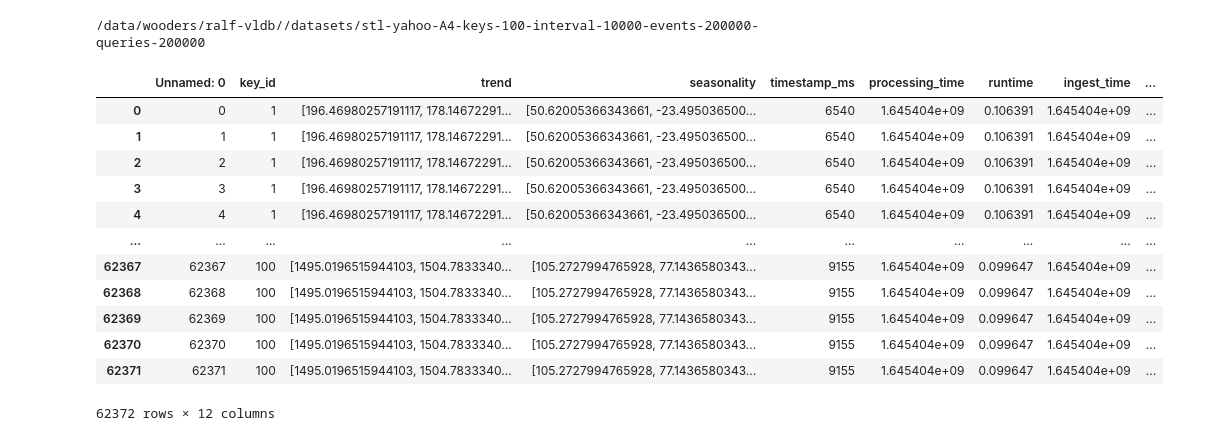
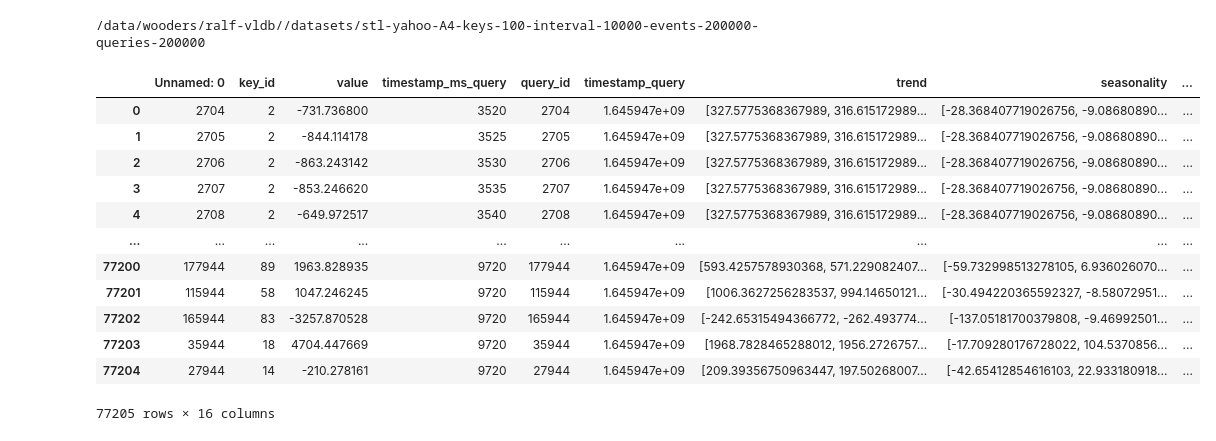
Before and after one commit to feature-store/experiments, a Jupyter notebook: nb/02-24-22 STL Feature Store Loss Model .ipynb, the cells around one changed output. Saved outputs shown, nothing was run; the diff lists cells and outputs as text; code cells hidden in the pictures.

```diff
--- a/nb/02-24-22 STL Feature Store Loss Model .ipynb
+++ b/nb/02-24-22 STL Feature Store Loss Model .ipynb
@@ -29,19 +44,4 @@ dataset_dir = use_dataset(experiment)
 # %%
-joined_df = pd.read_csv(f"{results_dir}/query_results_workers_4_lifo_window_672_slide_48.csv")
+joined_df = pd.read_csv(f"{results_dir}/query_results_workers_1_lifo_window_672_slide_672.csv")
 joined_df["seasonality"] = joined_df['seasonality'].apply(ast.literal_eval)
 joined_df["trend"] = joined_df['trend'].apply(ast.literal_eval)
-joined_df
-# %% [output]
-|  | Unnamed: 0 | key_id | trend | seasonality | timestamp_ms | processing_time | runtime | ingest_time | ... |
-| 0 | 0 | 1 | [196.46980257191117, 178.14672291... | [50.62005366343661, -23.495036500... | 6540 | 1.645404e+09 | 0.106391 | 1.645404e+09 | ... |
-| 1 | 1 | 1 | [196.46980257191117, 178.14672291... | [50.62005366343661, -23.495036500... | 6540 | 1.645404e+09 | 0.106391 | 1.645404e+09 | ... |
-| 2 | 2 | 1 | [196.46980257191117, 178.14672291... | [50.62005366343661, -23.495036500... | 6540 | 1.645404e+09 | 0.106391 | 1.645404e+09 | ... |
-| 3 | 3 | 1 | [196.46980257191117, 178.14672291... | [50.62005366343661, -23.495036500... | 6540 | 1.645404e+09 | 0.106391 | 1.645404e+09 | ... |
-| 4 | 4 | 1 | [196.46980257191117, 178.14672291... | [50.62005366343661, -23.495036500... | 6540 | 1.645404e+09 | 0.106391 | 1.645404e+09 | ... |
-| ... | ... | ... | ... | ... | ... | ... | ... | ... | ... |
-| 62367 | 62367 | 100 | [1495.0196515944103, 1504.7833340... | [105.2727994765928, 77.1436580343... | 9155 | 1.645404e+09 | 0.099647 | 1.645404e+09 | ... |
-| 62368 | 62368 | 100 | [1495.0196515944103, 1504.7833340... | [105.2727994765928, 77.1436580343... | 9155 | 1.645404e+09 | 0.099647 | 1.645404e+09 | ... |
-| 62369 | 62369 | 100 | [1495.0196515944103, 1504.7833340... | [105.2727994765928, 77.1436580343... | 9155 | 1.645404e+09 | 0.099647 | 1.645404e+09 | ... |
-| 62370 | 62370 | 100 | [1495.0196515944103, 1504.7833340... | [105.2727994765928, 77.1436580343... | 9155 | 1.645404e+09 | 0.099647 | 1.645404e+09 | ... |
-| 62371 | 62371 | 100 | [1495.0196515944103, 1504.7833340... | [105.2727994765928, 77.1436580343... | 9155 | 1.645404e+09 | 0.099647 | 1.645404e+09 | ... |
-62372 rows × 12 columns
@@ -62,3 +59,19 @@ queries_df = queries_df.merge(timestamp_df, on="timestamp_ms")
+# %%
+df
+# %% [output]
+|  | Unnamed: 0 | key_id | value | timestamp_ms_query | query_id | timestamp_query | trend | seasonality | ... |
+| 0 | 2704 | 2 | -731.736800 | 3520 | 2704 | 1.645947e+09 | [327.5775368367989, 316.615172989... | [-28.368407719026756, -9.08680890... | ... |
+| 1 | 2705 | 2 | -844.114178 | 3525 | 2705 | 1.645947e+09 | [327.5775368367989, 316.615172989... | [-28.368407719026756, -9.08680890... | ... |
+| 2 | 2706 | 2 | -863.243142 | 3530 | 2706 | 1.645947e+09 | [327.5775368367989, 316.615172989... | [-28.368407719026756, -9.08680890... | ... |
+| 3 | 2707 | 2 | -853.246620 | 3535 | 2707 | 1.645947e+09 | [327.5775368367989, 316.615172989... | [-28.368407719026756, -9.08680890... | ... |
+| 4 | 2708 | 2 | -649.972517 | 3540 | 2708 | 1.645947e+09 | [327.5775368367989, 316.615172989... | [-28.368407719026756, -9.08680890... | ... |
+| ... | ... | ... | ... | ... | ... | ... | ... | ... | ... |
+| 77200 | 177944 | 89 | 1963.828935 | 9720 | 177944 | 1.645947e+09 | [593.4257578930368, 571.229082407... | [-59.732998513278105, 6.936026070... | ... |
+| 77201 | 115944 | 58 | 1047.246245 | 9720 | 115944 | 1.645947e+09 | [1006.3627256283537, 994.14650121... | [-30.494220365592327, -8.58072951... | ... |
+| 77202 | 165944 | 83 | -3257.870528 | 9720 | 165944 | 1.645947e+09 | [-242.65315494366772, -262.493774... | [-137.05181700379808, -9.46992501... | ... |
+| 77203 | 35944 | 18 | 4704.447669 | 9720 | 35944 | 1.645947e+09 | [1968.7828465288012, 1956.2726757... | [-17.709280176728022, 104.5370856... | ... |
+| 77204 | 27944 | 14 | -210.278161 | 9720 | 27944 | 1.645947e+09 | [209.39356750963447, 197.50268007... | [-42.65412854616103, 22.933180918... | ... |
+77205 rows × 16 columns
 # %%
 oracle_df = pd.read_csv(f"{dataset_dir}/oracle_features_672.csv").dropna()
 oracle_df["seasonality"] = oracle_df['seasonality'].dropna().apply(ast.literal_eval)
```
Also changed, not shown: parts of 19 cells of this notebook, 1 other file.
